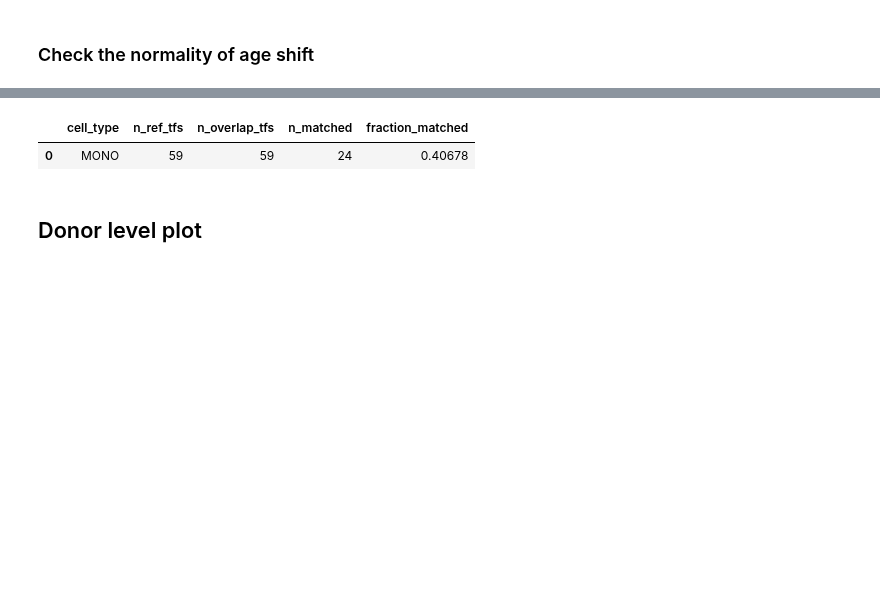
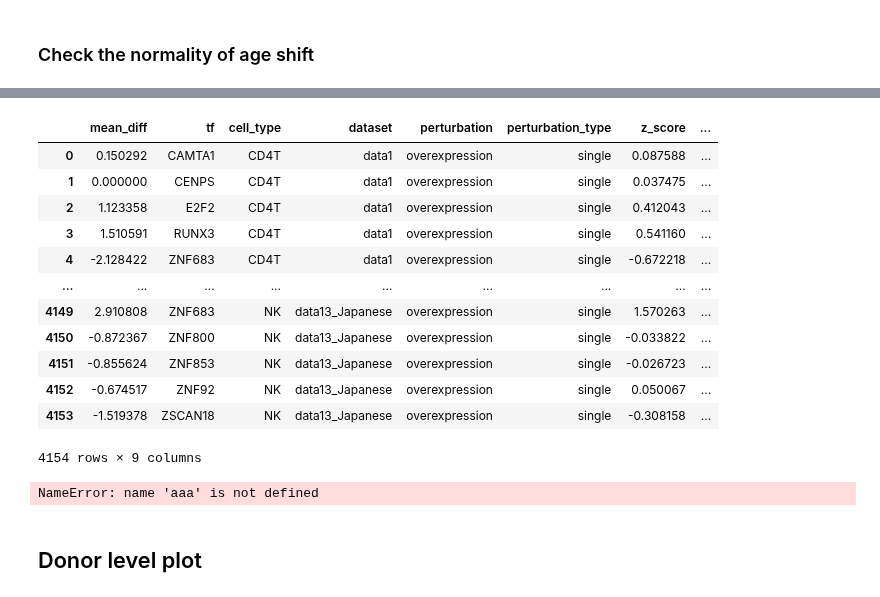
Before and after one commit to janursa/HIRA, a Jupyter notebook: notebooks/in_silico_perturbation.ipynb, the cells around one changed output, grey strips where cells are left out. Saved outputs shown, nothing was run; the diff lists cells and outputs as text; code cells hidden in the pictures; blank space fills up the shorter version.

```diff
--- a/notebooks/in_silico_perturbation.ipynb
+++ b/notebooks/in_silico_perturbation.ipynb
@@ -175,3 +222,19 @@ wrapper_plot_age_acceleration_for_tf_perturbation(perturb_rr)
+# %%
+perturb_rr
+# %% [output]
+|  | mean_diff | tf | cell_type | dataset | perturbation | perturbation_type | z_score | ... |
+| 0 | 0.150292 | CAMTA1 | CD4T | data1 | overexpression | single | 0.087588 | ... |
+| 1 | 0.000000 | CENPS | CD4T | data1 | overexpression | single | 0.037475 | ... |
+| 2 | 1.123358 | E2F2 | CD4T | data1 | overexpression | single | 0.412043 | ... |
+| 3 | 1.510591 | RUNX3 | CD4T | data1 | overexpression | single | 0.541160 | ... |
+| 4 | -2.128422 | ZNF683 | CD4T | data1 | overexpression | single | -0.672218 | ... |
+| ... | ... | ... | ... | ... | ... | ... | ... | ... |
+| 4149 | 2.910808 | ZNF683 | NK | data13_Japanese | overexpression | single | 1.570263 | ... |
+| 4150 | -0.872367 | ZNF800 | NK | data13_Japanese | overexpression | single | -0.033822 | ... |
+| 4151 | -0.855624 | ZNF853 | NK | data13_Japanese | overexpression | single | -0.026723 | ... |
+| 4152 | -0.674517 | ZNF92 | NK | data13_Japanese | overexpression | single | 0.050067 | ... |
+| 4153 | -1.519378 | ZSCAN18 | NK | data13_Japanese | overexpression | single | -0.308158 | ... |
+4154 rows × 9 columns
 # %%
 # Import dependencies
 from ciim.src.tf_activity.helper import retrieve_sig_stats
@@ -202,7 +265,7 @@ for cell_type in cell_types:
     # Subset aging (reference) and perturbation data
     aging_t = aging_slope_sign[aging_slope_sign['cell_type'] == cell_type]
     perturb_t = perturb_slope_sign[perturb_slope_sign['cell_type'] == cell_type]
-
+    aaa
     # Merge on TFs that are found in both
     merged = aging_t.merge(perturb_t, on='tf', suffixes=('_aging', '_perturb'), how='left')
 
@@ -226,8 +289,7 @@ for cell_type in cell_types:
 overlap_df = pd.DataFrame(overlap_results)
 overlap_df
 # %% [output]
-|  | cell_type | n_ref_tfs | n_overlap_tfs | n_matched | fraction_matched |
-| 0 | MONO | 59 | 59 | 24 | 0.40678 |
+NameError: name 'aaa' is not defined
 # %% [markdown]
 ## Donor level plot
 # %%
```
Also changed, not shown: parts of 15 cells of this notebook, 7 other files.
